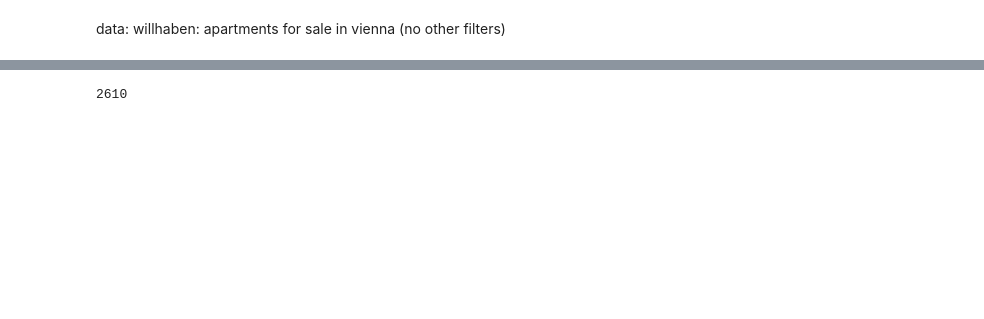
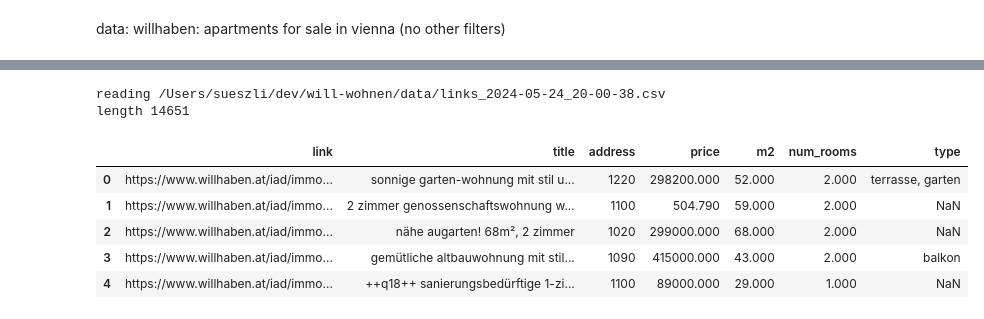
Before and after one commit to sueszli/will-wohnen, a Jupyter notebook: analyze.ipynb, the cells around one changed output, grey strips where cells are left out. Drawn from its saved outputs; the diff is of its cells as text; code cells hidden in the pictures; blank space fills up the shorter version.

```diff
--- a/analyze.ipynb
+++ b/analyze.ipynb
@@ -27,4 +3,49 @@ reading /Users/sueszli/dev/will-wohnen/data/links_2024-05-24_19-49-57.csv
-# %%
-df = df.copy()
-# %% [output]
-2610
+# %%
+from pathlib import Path
+import pandas as pd
+import numpy as np
+import matplotlib.pyplot as plt
+import seaborn as sns
+%matplotlib inline
+
+
+files = (Path.cwd() / "data").iterdir()
+files = sorted(files, key=lambda x: x.name)
+file = files[-1]
+print(f"reading {file}")
+df = pd.read_csv(file, delimiter=";")
+
+
+def clean_up(df: pd.DataFrame) -> pd.DataFrame:
+    # df = df.drop(columns=["link"])
+
+    df["title"] = df["title"].str.lower()
+
+    df["address"] = df["address"].str.extract(r"(\d{4})").replace(np.nan, 0).astype(int)
+
+    df["price"] = df["price"].str.replace(r"[^\d.,]", "", regex=True) # only keep numbers, point and comma
+    df["price"] = df["price"].str.replace(r"\.", "", regex=True) # remove thousand separator
+    df["price"] = df["price"].str.replace(r",", ".", regex=True) # convert comma to point
+    df["price"] = df["price"].astype(float)
+
+    df["m2"] = df["m2"].str.extract(r"(\d+)").astype(float)
+
+    df["num_rooms"] = df["num_rooms"].str.extract(r"(\d+)").astype(float)
+
+    df["type"] = df["type"].str.lower()
+
+    return df
+
+
+print("length", len(df))
+df = clean_up(df)
+df.head()
+# %% [output]
+reading /Users/sueszli/dev/will-wohnen/data/links_2024-05-24_20-00-38.csv
+length 14651
+|  | link | title | address | price | m2 | num_rooms | type |
+| 0 | https://www.willhaben.at/iad/immo... | sonnige garten-wohnung mit stil u... | 1220 | 298200.000 | 52.000 | 2.000 | terrasse, garten |
+| 1 | https://www.willhaben.at/iad/immo... | 2 zimmer genossenschaftswohnung w... | 1100 | 504.790 | 59.000 | 2.000 | NaN |
+| 2 | https://www.willhaben.at/iad/immo... | nähe augarten! 68m², 2 zimmer | 1020 | 299000.000 | 68.000 | 2.000 | NaN |
+| 3 | https://www.willhaben.at/iad/immo... | gemütliche altbauwohnung mit stil... | 1090 | 415000.000 | 43.000 | 2.000 | balkon |
+| 4 | https://www.willhaben.at/iad/immo... | ++q18++ sanierungsbedürftige 1-zi... | 1100 | 89000.000 | 29.000 | 1.000 | NaN |
```
Also changed, not shown: parts of 4 cells of this notebook, 2 other files.
